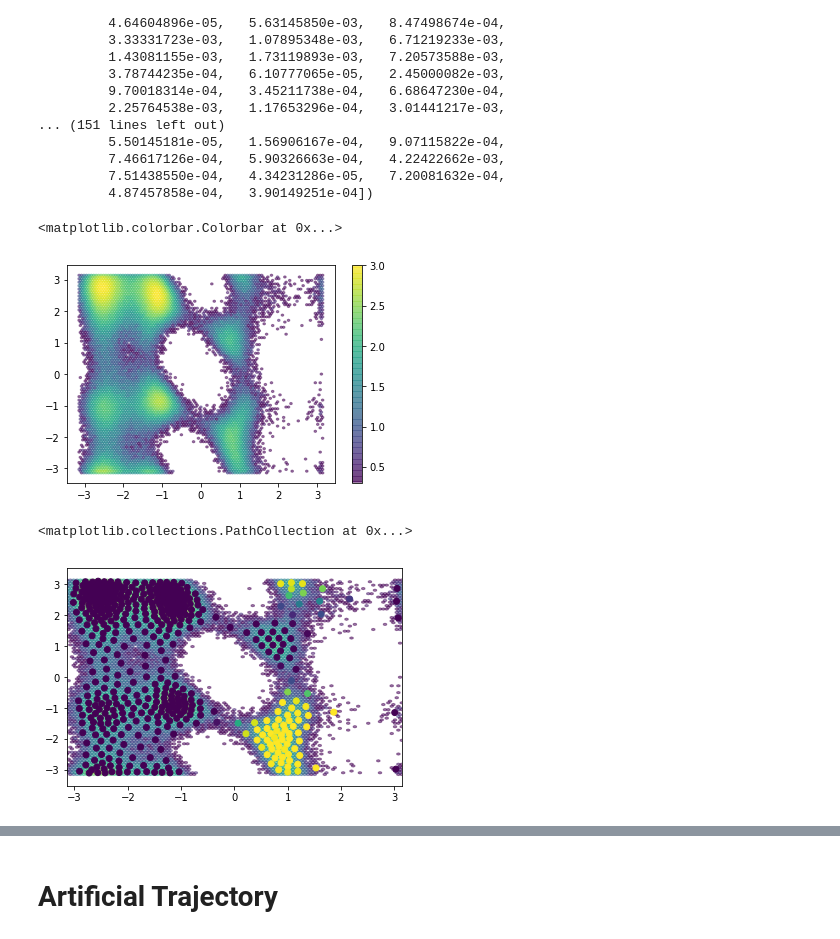
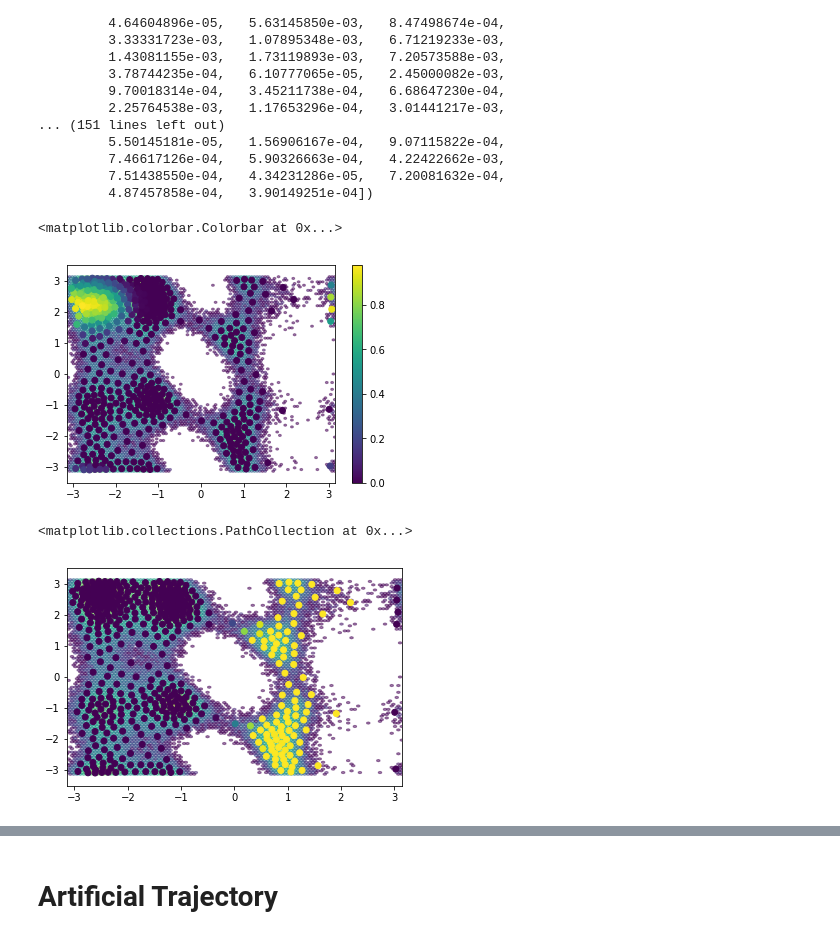
Before and after one commit to RobertArbon/sonification, a Jupyter notebook: Hidden Markov Model.ipynb, the cells around one changed output, grey strips where cells are left out. Cells and saved outputs as stored; diff of their text form; code cells hidden in the pictures.

```diff
--- a/Hidden Markov Model.ipynb
+++ b/Hidden Markov Model.ipynb
@@ -75,7 +75,7 @@ len(M.active_set)
 # %% [markdown]
 ## Create HMM
 # %%
-n_sets = 4
+n_sets = 7
 HMM = M.coarse_grain(n_sets)
 pcca_dist = HMM.metastable_distributions
 membership = HMM.metastable_memberships
@@ -102,14 +102,14 @@ array([  1.27602835e-04,   1.93040525e-03,   4.73430294e-04,
 # %%
 c = plt.hexbin(fxx[:,0], fxx[:, 1], bins='log', mincnt=1, alpha=0.5)
 
-# c = plt.scatter(clustering.clustercenters[:,0],clustering.clustercenters[:,1],c=HMM.metastable_assignments)
+c = plt.scatter(clustering.clustercenters[:,0],clustering.clustercenters[:,1],c=membership[:,0])
 plt.colorbar(c)
 # %% [output]
 <matplotlib.colorbar.Colorbar at 0x...>
-[figure, old version]
+[figure, new version]
 # %%
 plt.hexbin(fxx[:,0], fxx[:, 1], bins='log', mincnt=1, alpha=0.5)
 plt.scatter(clustering.clustercenters[:,0],clustering.clustercenters[:,1],c=membership[:,1])
 # %% [output]
 <matplotlib.collections.PathCollection at 0x...>
-[figure, old version]
+[figure, new version]
```
Also changed, not shown: parts of 8 cells of this notebook, 1 other file.
